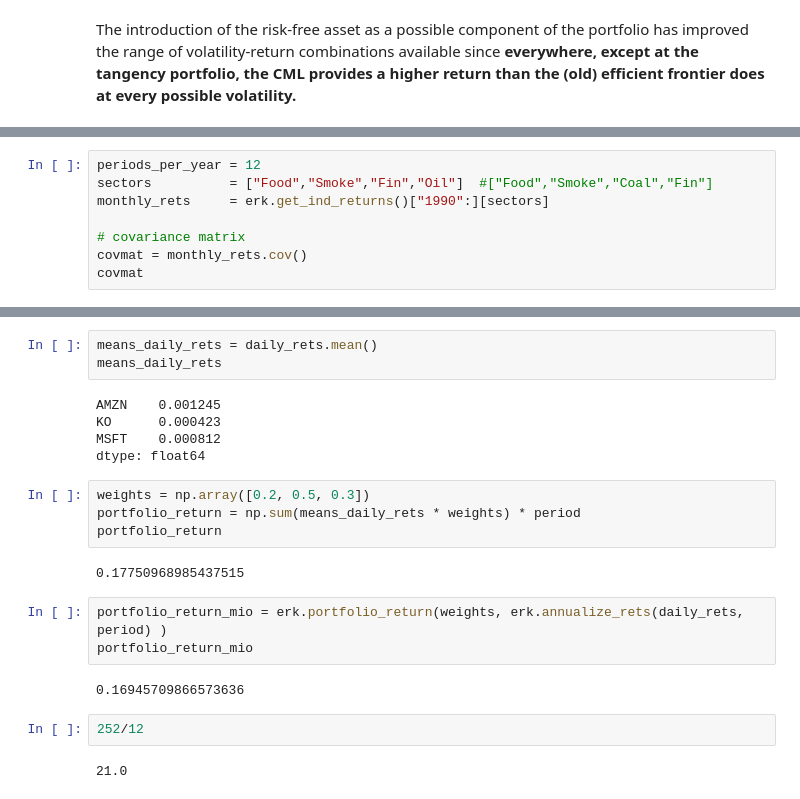
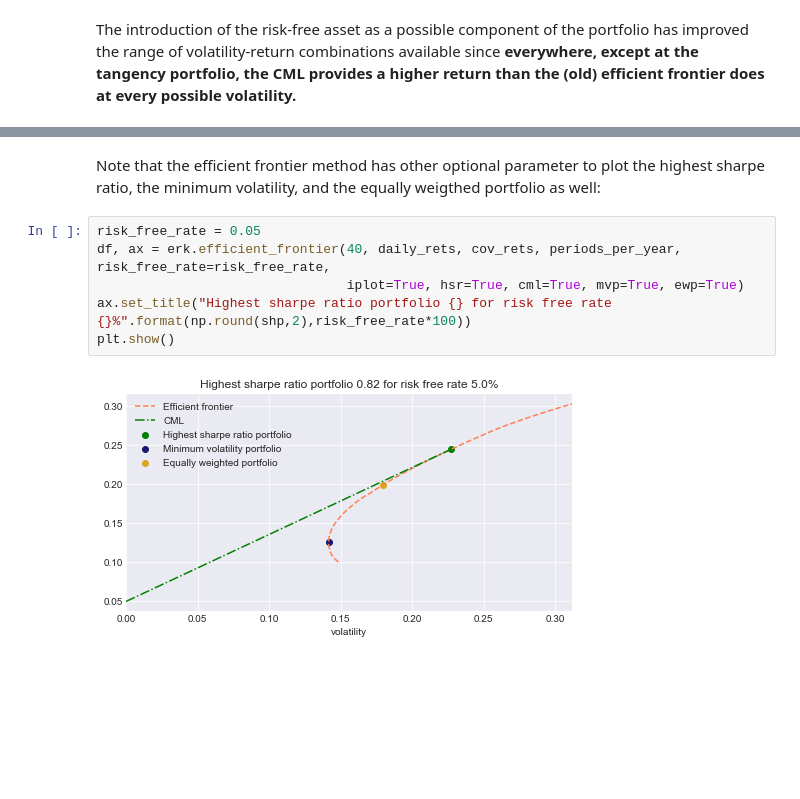
Before and after one commit to z4ir3/finance-courses, a Jupyter notebook: week-2.ipynb, the cells around one changed output, grey strips where cells are left out. Cells and saved outputs as stored; diff of their text form; blank space fills up the shorter version.

```diff
--- a/week-2.ipynb
+++ b/week-2.ipynb
@@ -664,8 +642,0 @@ For example, let us consider a portfolio of the $4$ assets:
-# %%
-periods_per_year = 12
-sectors          = ["Food","Smoke","Fin","Oil"]  #["Food","Smoke","Coal","Fin"]
-monthly_rets     = erk.get_ind_returns()["1990":][sectors]
-
-# covariance matrix
-covmat = monthly_rets.cov()
-covmat
@@ -700,23 +643,10 @@ daily_rets.tail()
-# %%
-means_daily_rets = daily_rets.mean()
-means_daily_rets
-# %% [output]
-AMZN    0.001245
-KO      0.000423
-MSFT    0.000812
-dtype: float64
-# %%
-weights = np.array([0.2, 0.5, 0.3])
-portfolio_return = np.sum(means_daily_rets * weights) * period
-portfolio_return
-# %% [output]
-0.17750968985437515
-# %%
-portfolio_return_mio = erk.portfolio_return(weights, erk.annualize_rets(daily_rets, period) )
-portfolio_return_mio
-# %% [output]
-0.16945709866573636
-# %%
-252/12
-# %% [output]
-21.0
+# %% [markdown]
+Note that the efficient frontier method has other optional parameter to plot the highest sharpe ratio, the minimum volatility, and the equally weigthed portfolio as well:
+# %%
+risk_free_rate = 0.05
+df, ax = erk.efficient_frontier(40, daily_rets, cov_rets, periods_per_year, risk_free_rate=risk_free_rate,
+                                iplot=True, hsr=True, cml=True, mvp=True, ewp=True)
+ax.set_title("Highest sharpe ratio portfolio {} for risk free rate {}%".format(np.round(shp,2),risk_free_rate*100))
+plt.show()
+# %% [output]
+[figure, added]
```
Also changed, not shown: parts of 9 cells of this notebook.
